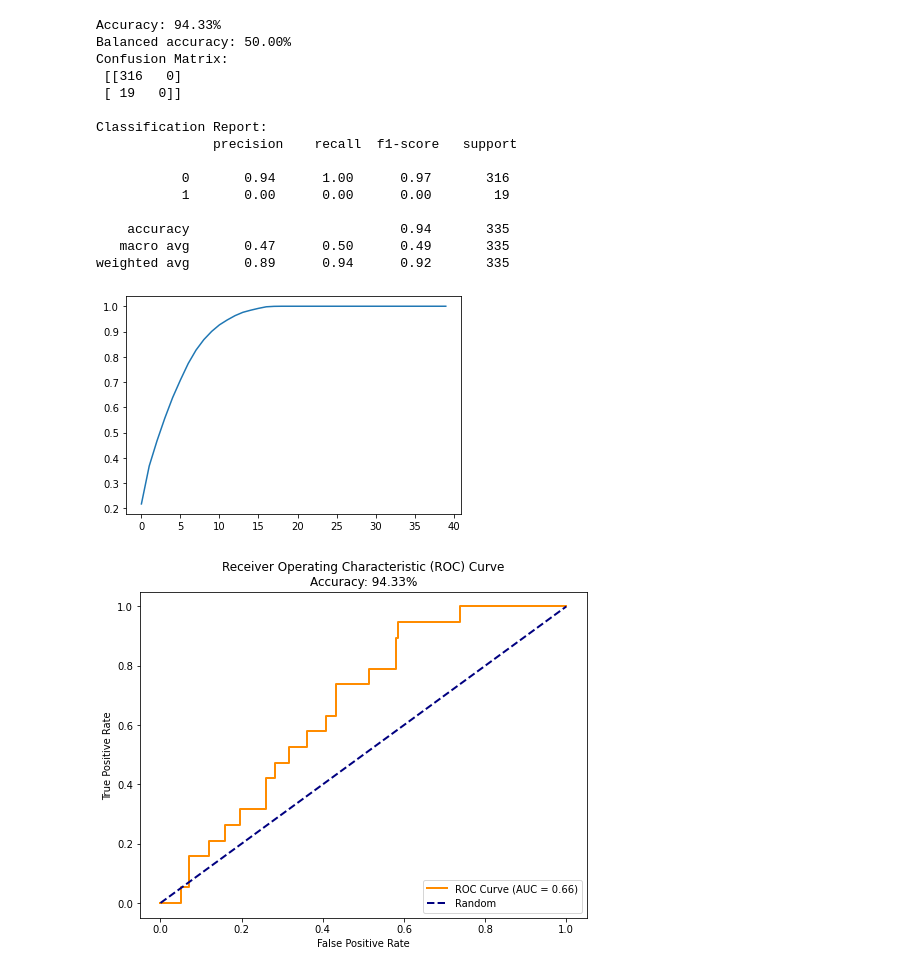
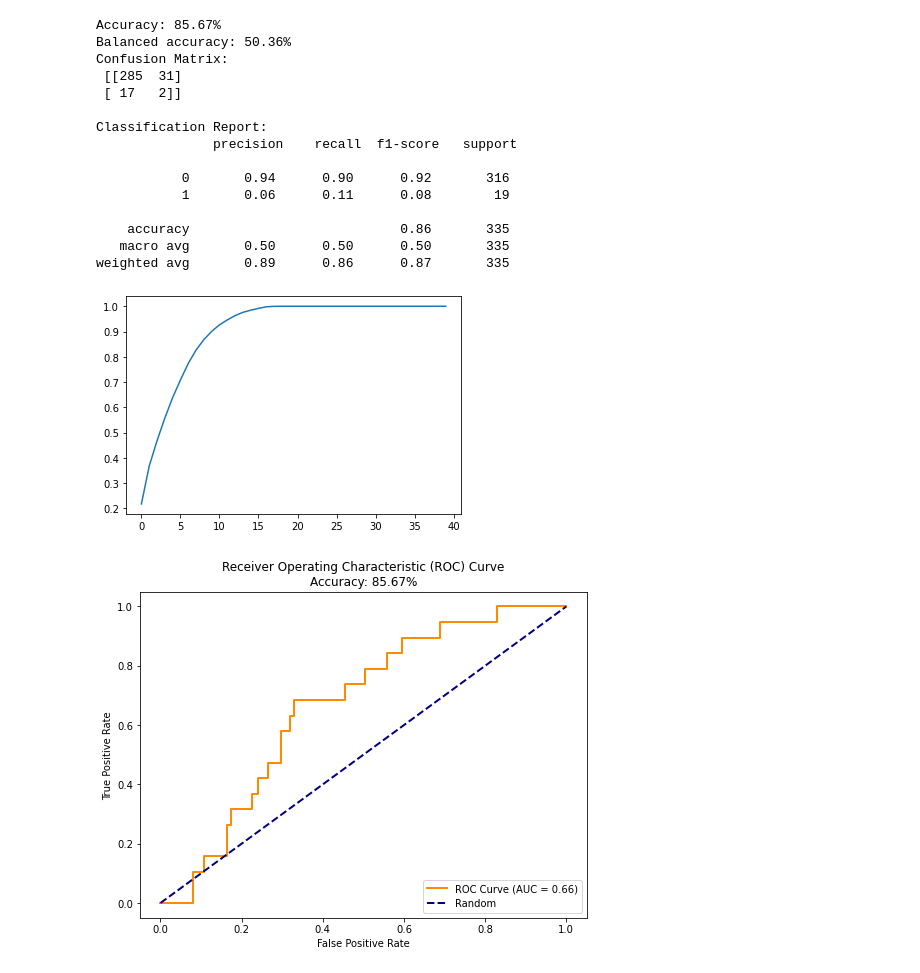
Before and after one commit to Tim0828/8CC00-groep-9, a Jupyter notebook: regression/regression2.ipynb, the cells around one changed output. Drawn from its saved outputs; the diff is of its cells as text; code cells hidden in the pictures.

```diff
--- a/regression/regression2.ipynb
+++ b/regression/regression2.ipynb
@@ -140,8 +137,10 @@ X_test_pca = pca.transform(X_test)
 
 
 
-logr_model=LogisticRegression()
+logr_model=LogisticRegression(class_weight={0: 1, 1: 10})
 logr_model.fit(X_train_pca,y_train)
+
+
 
 y_pred_ERK2 = logr_model.predict(X_test_pca)
 accuracy_ERK2  = accuracy_score(y_test_ERK2, y_pred_ERK2)
@@ -150,43 +149,43 @@ print("Accuracy: {:.2f}%".format(accuracy_ERK2  * 100))
 print("Balanced accuracy: {:.2f}%".format(balanced_accuracy_ERK2  * 100))
 
 # evaluate the model
 print("Confusion Matrix:\n", confusion_matrix(y_test_ERK2, y_pred_ERK2))
 print("\nClassification Report:\n", classification_report(y_test_ERK2, y_pred_ERK2))
 
 
 # Plot ROC Curve
 y_prob_ERK2 = logr_model.predict_proba(X_test_pca)[:, 1]
 fpr, tpr, thresholds = roc_curve(y_test_ERK2, y_prob_ERK2)
 roc_auc = auc(fpr, tpr)
 
 plt.figure(figsize=(8, 6))
 plt.plot(fpr, tpr, color='darkorange', lw=2,
          label=f'ROC Curve (AUC = {roc_auc:.2f})')
 plt.plot([0, 1], [0, 1], color='navy', lw=2, linestyle='--', label='Random')
 plt.xlabel('False Positive Rate')
 plt.ylabel('True Positive Rate')
 plt.title('Receiver Operating Characteristic (ROC) Curve\nAccuracy: {:.2f}%'.format(
     accuracy_ERK2  * 100))
 plt.legend(loc="lower right")
 plt.show()
 # %% [output]
-Accuracy: 94.33%
-Balanced accuracy: 50.00%
+Accuracy: 85.67%
+Balanced accuracy: 50.36%
 Confusion Matrix:
- [[316   0]
- [ 19   0]]
+ [[285  31]
+ [ 17   2]]
 
 Classification Report:
                precision    recall  f1-score   support
 
-           0       0.94      1.00      0.97       316
-           1       0.00      0.00      0.00        19
+           0       0.94      0.90      0.92       316
+           1       0.06      0.11      0.08        19
 
-    accuracy                           0.94       335
-   macro avg       0.47      0.50      0.49       335
-weighted avg       0.89      0.94      0.92       335
+    accuracy                           0.86       335
+   macro avg       0.50      0.50      0.50       335
+weighted avg       0.89      0.86      0.87       335
 [figure]
-[figure, old version]
+[figure, new version]
 # %%
 #total for both
 accuracy= (accuracy_ERK2+ accuracy_PKM2)/2
```
Also changed, not shown: parts of 3 cells of this notebook.
